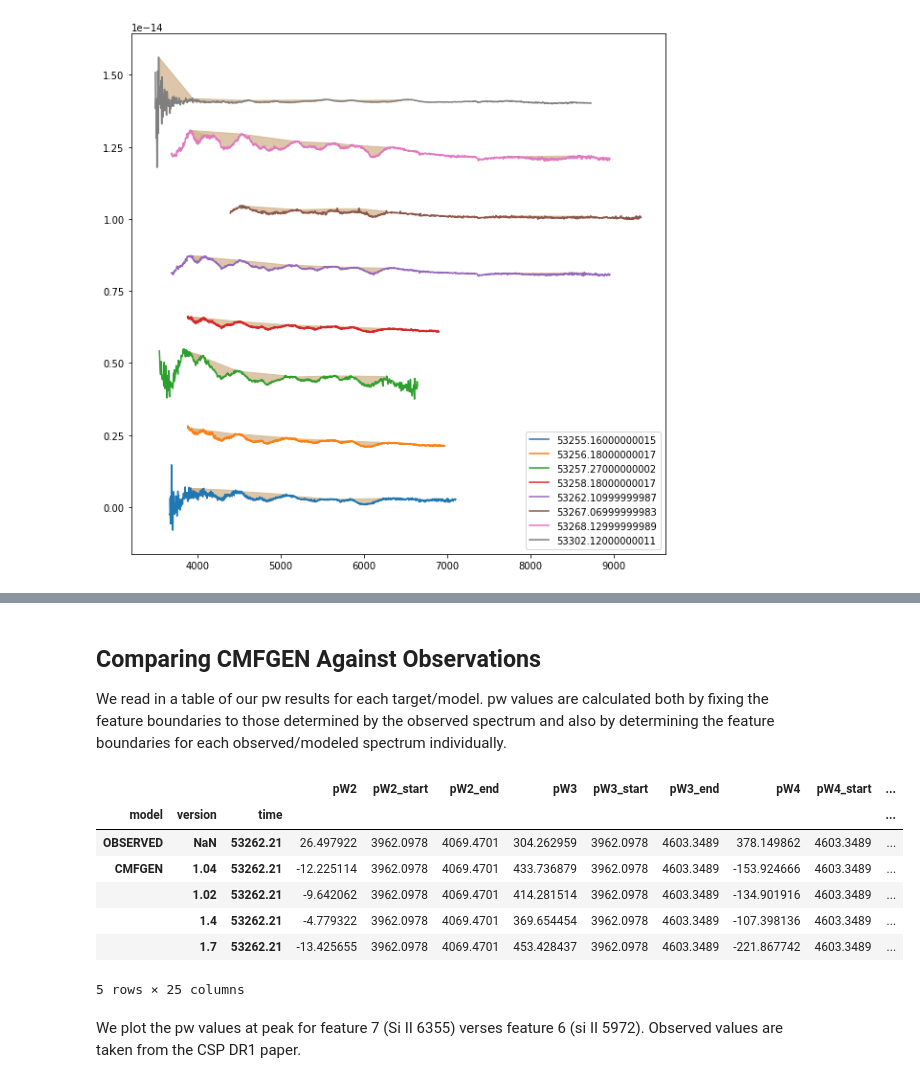
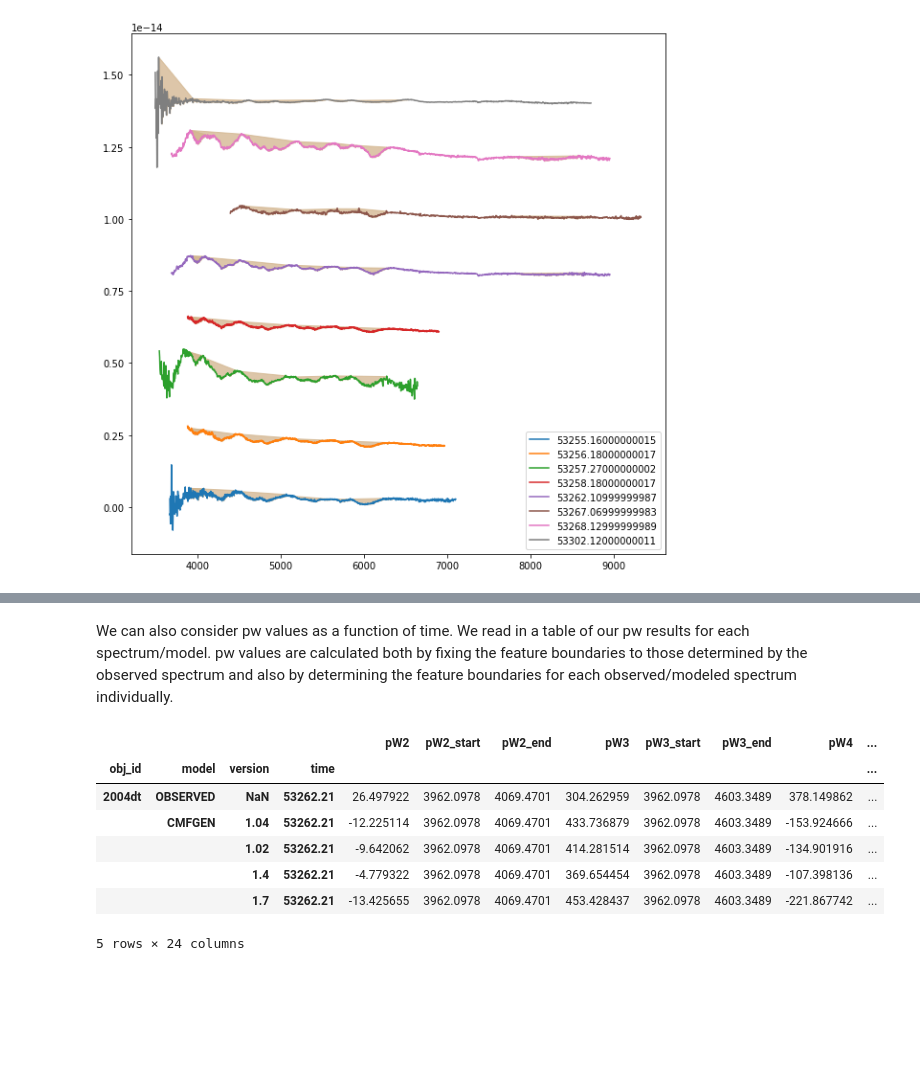
Before and after one commit to mwvgroup/csp-cmfgen, a Jupyter notebook: notebooks/equivalent_width.ipynb, the cells around one changed output, grey strips where cells are left out. Cells and saved outputs as stored; diff of their text form; code cells hidden in the pictures; blank space fills up the shorter version.

```diff
--- a/notebooks/equivalent_width.ipynb
+++ b/notebooks/equivalent_width.ipynb
@@ -120,24 +164,20 @@ plot_ew(obs_dates, wavelength, flux, ew.features)
 # %% [markdown]
-## Comparing CMFGEN Against Observations
-
-We read in a table of our pw results for each target/model. pw values are calculated both by fixing the feature boundaries to those determined by the observed spectrum and also by determining the feature boundaries for each observed/modeled spectrum individually.
+We can also consider pw values as a function of time. We read in a table of our pw results for each spectrum/model. pw values are calculated both by fixing the feature boundaries to those determined by the observed spectrum and also by determining the feature boundaries for each observed/modeled spectrum individually.
 # %%
 results_dir = Path('../results')
 fixed_width = Table.read(results_dir / 'equivalent_width/fixed_True.ecsv').to_pandas()
 free_width = Table.read(results_dir / 'equivalent_width/fixed_True.ecsv').to_pandas()
 
-fixed_width.set_index(['model', 'version', 'time'], inplace=True)
-free_width.set_index(['model', 'version', 'time'], inplace=True)
+fixed_width.set_index(['obj_id', 'model', 'version', 'time'], inplace=True)
+free_width.set_index(['obj_id', 'model', 'version', 'time'], inplace=True)
 
 fixed_width.head()
 # %% [output]
-|  |  |  | pW2 | pW2_start | pW2_end | pW3 | pW3_start | pW3_end | pW4 | pW4_start | ... |
-| model | version | time |  |  |  |  |  |  |  |  | ... |
-| OBSERVED | NaN | 53262.21 | 26.497922 | 3962.0978 | 4069.4701 | 304.262959 | 3962.0978 | 4603.3489 | 378.149862 | 4603.3489 | ... |
-| CMFGEN | 1.04 | 53262.21 | -12.225114 | 3962.0978 | 4069.4701 | 433.736879 | 3962.0978 | 4603.3489 | -153.924666 | 4603.3489 | ... |
-|  | 1.02 | 53262.21 | -9.642062 | 3962.0978 | 4069.4701 | 414.281514 | 3962.0978 | 4603.3489 | -134.901916 | 4603.3489 | ... |
-|  | 1.4 | 53262.21 | -4.779322 | 3962.0978 | 4069.4701 | 369.654454 | 3962.0978 | 4603.3489 | -107.398136 | 4603.3489 | ... |
-|  | 1.7 | 53262.21 | -13.425655 | 3962.0978 | 4069.4701 | 453.428437 | 3962.0978 | 4603.3489 | -221.867742 | 4603.3489 | ... |
+|  |  |  |  | pW2 | pW2_start | pW2_end | pW3 | pW3_start | pW3_end | pW4 | ... |
+| obj_id | model | version | time |  |  |  |  |  |  |  | ... |
+| 2004dt | OBSERVED | NaN | 53262.21 | 26.497922 | 3962.0978 | 4069.4701 | 304.262959 | 3962.0978 | 4603.3489 | 378.149862 | ... |
+|  | CMFGEN | 1.04 | 53262.21 | -12.225114 | 3962.0978 | 4069.4701 | 433.736879 | 3962.0978 | 4603.3489 | -153.924666 | ... |
+|  |  | 1.02 | 53262.21 | -9.642062 | 3962.0978 | 4069.4701 | 414.281514 | 3962.0978 | 4603.3489 | -134.901916 | ... |
+|  |  | 1.4 | 53262.21 | -4.779322 | 3962.0978 | 4069.4701 | 369.654454 | 3962.0978 | 4603.3489 | -107.398136 | ... |
+|  |  | 1.7 | 53262.21 | -13.425655 | 3962.0978 | 4069.4701 | 453.428437 | 3962.0978 | 4603.3489 | -221.867742 | ... |
-5 rows × 25 columns
+5 rows × 24 columns
-# %% [markdown]
-We plot the pw values at peak for feature 7 (Si II 6355) verses feature 6 (si II 5972). Observed values are taken from the CSP DR1 paper.
```
Also changed, not shown: parts of 5 cells of this notebook.
